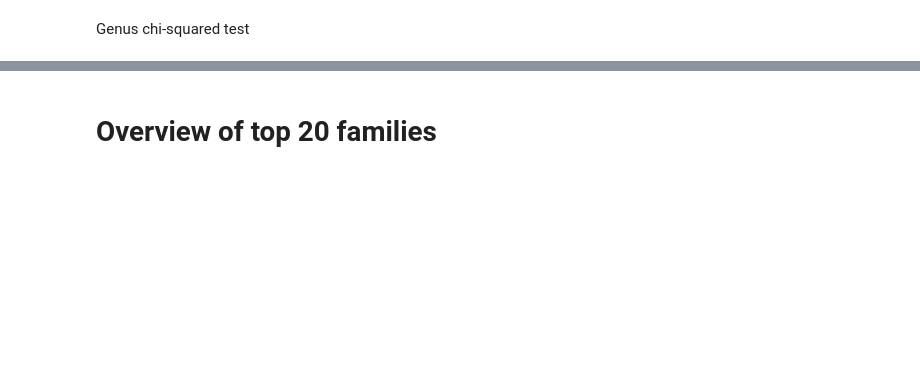
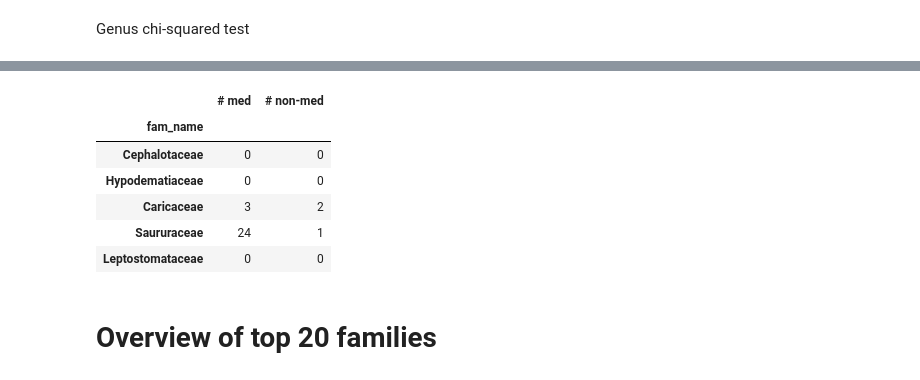
Before and after one commit to enveda/plant-chemical-space, a Jupyter notebook: notebooks/6_chembl_bioactivity.ipynb, the cells around one changed output, grey strips where cells are left out. Saved outputs shown, nothing was run; the diff lists cells and outputs as text; code cells hidden in the pictures; blank space fills up the shorter version.

```diff
--- a/notebooks/6_chembl_bioactivity.ipynb
+++ b/notebooks/6_chembl_bioactivity.ipynb
@@ -360,0 +385,12 @@ Power_divergenceResult(statistic=8923.299829872074, pvalue=0.0)
+# %%
+fam_bioassay_df = pd.DataFrame(num_compounds_with_bioactivity)
+fam_bioassay_df.set_index('fam_name', inplace=True)
+fam_bioassay_df.head()
+# %% [output]
+|  | # med | # non-med |
+| fam_name |  |  |
+| Cephalotaceae | 0 | 0 |
+| Hypodematiaceae | 0 | 0 |
+| Caricaceae | 3 | 2 |
+| Saururaceae | 24 | 1 |
+| Leptostomataceae | 0 | 0 |
```
Also changed, not shown: parts of 16 cells of this notebook, 1 other file.
